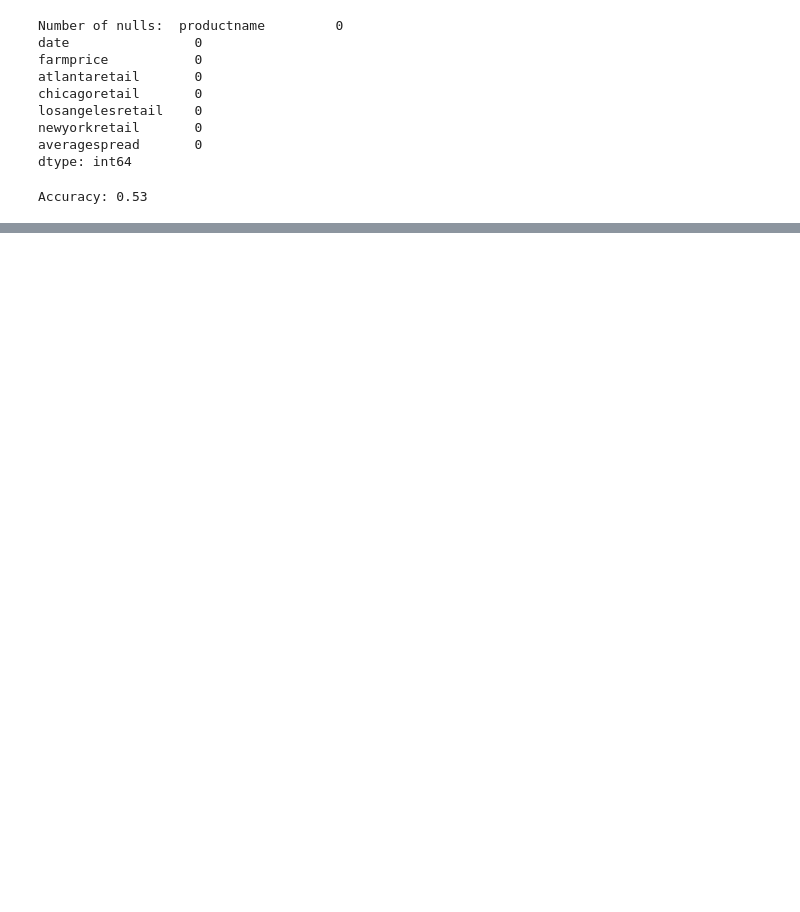
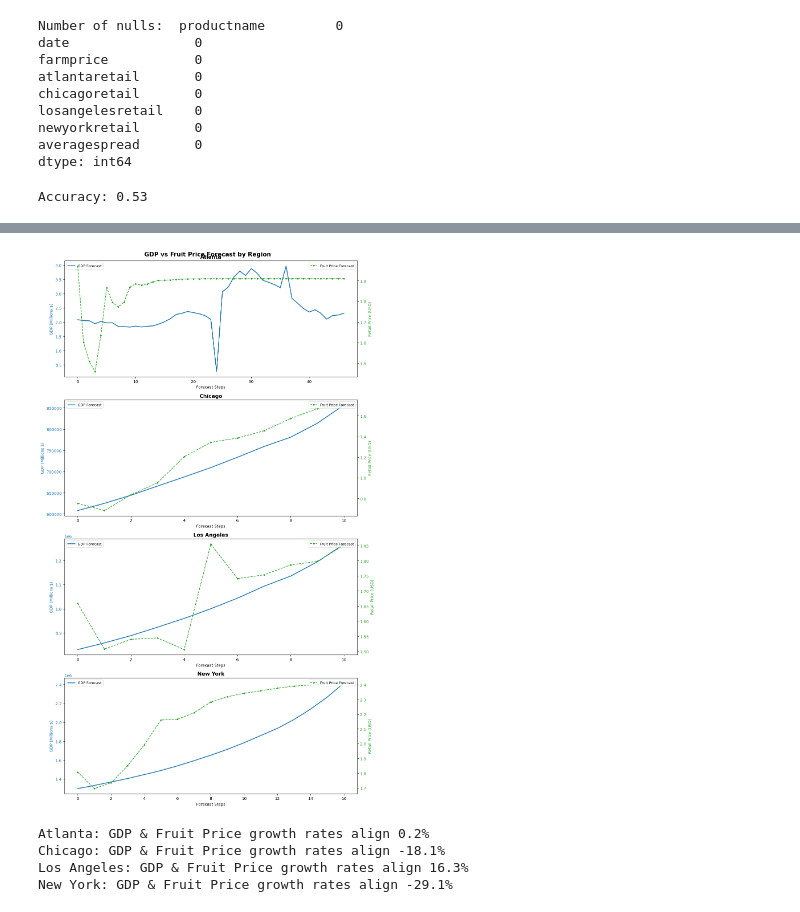
Before and after one commit to alexawiker359/404GroupProject, a Jupyter notebook: Data_Exploration.ipynb, the cells around one changed output, grey strips where cells are left out. Drawn from its saved outputs; the diff is of its cells as text; code cells hidden in the pictures; blank space fills up the shorter version.

```diff
--- a/Data_Exploration.ipynb
+++ b/Data_Exploration.ipynb
@@ -275,0 +436,46 @@ Nectarines                 LSTM MSE=0.0165  Naive MSE=0.0056
+# %%
+fig, axes = plt.subplots(4, 1, figsize=(12, 20))
+
+for i, city in enumerate(retail_zones.keys()):
+    ax1 = axes[i]
+    ax2 = ax1.twinx()
+
+    ax1.plot(city_predictions[city], color='tab:blue', linewidth=2, label='GDP Forecast')
+    ax2.plot(fruit_zonal_preds[city], color='tab:green', linestyle='--', marker='o', markersize=3, label='Fruit Price Forecast')
+
+    ax1.set_title(city, fontsize=13, fontweight='bold')
+    ax1.set_xlabel('Forecast Steps')
+    ax1.set_ylabel('GDP (Millions $)', color='tab:blue')
+    ax2.set_ylabel('Retail Price (USD)', color='tab:green')
+    ax1.tick_params(axis='y', labelcolor='tab:blue')
+    ax2.tick_params(axis='y', labelcolor='tab:green')
+    ax1.legend(loc='upper left', fontsize=9)
+    ax2.legend(loc='upper right', fontsize=9)
+
+plt.suptitle('GDP vs Fruit Price Forecast by Region', fontsize=15, fontweight='bold')
+plt.tight_layout()
+plt.show()
+# %% [output]
+[figure, added]
+# %%
+for city in retail_zones.keys():
+    gdp = city_predictions[city].flatten()
+    fruit = fruit_zonal_preds[city].flatten()
+
+    # Trim to same length
+    min_len = min(len(gdp), len(fruit))
+    gdp = gdp[:min_len]
+    fruit = fruit[:min_len]
+
+    # Growth rates
+    gdp_growth = np.diff(gdp) / np.abs(gdp[:-1]) * 100
+    fruit_growth = np.diff(fruit) / np.abs(fruit[:-1]) * 100
+
+    correlation = np.corrcoef(gdp_growth, fruit_growth)[0, 1] * 100
+
+    print(f"{city}: GDP & Fruit Price growth rates align {correlation:.1f}%")
+# %% [output]
+Atlanta: GDP & Fruit Price growth rates align 0.2%
+Chicago: GDP & Fruit Price growth rates align -18.1%
+Los Angeles: GDP & Fruit Price growth rates align 16.3%
+New York: GDP & Fruit Price growth rates align -29.1%
```
Also changed, not shown: parts of 9 cells of this notebook, 5 other files.
